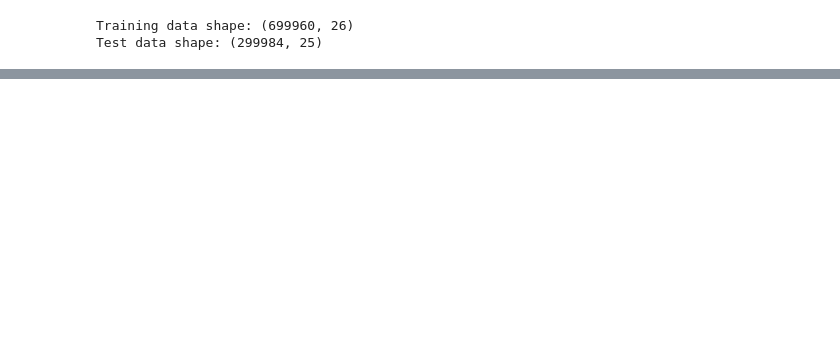
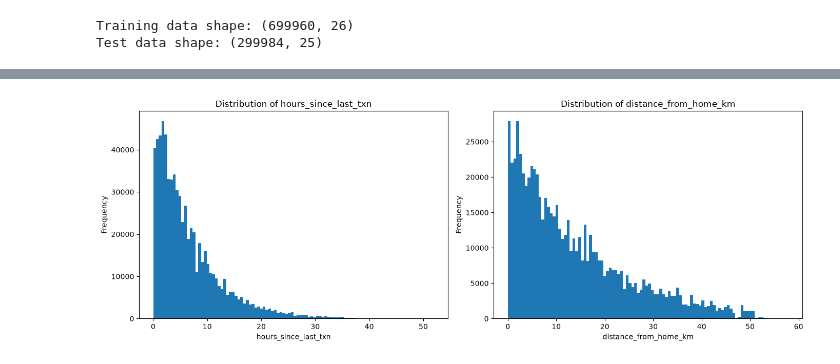
Before and after one commit to PravinMaleya/credit-card-fraud-detection, a Jupyter notebook: notebooks/03_feature_engineering.ipynb, the cells around one changed output, grey strips where cells are left out. Drawn from its saved outputs; the diff is of its cells as text; code cells hidden in the pictures; blank space fills up the shorter version.

```diff
--- a/notebooks/03_feature_engineering.ipynb
+++ b/notebooks/03_feature_engineering.ipynb
@@ -39,0 +645,18 @@ Test data shape: (299984, 25)
+# %%
+fig, axes = plt.subplots(1, 2, figsize=(14, 5))
+
+columns = [
+    "hours_since_last_txn",
+    "distance_from_home_km"
+]
+
+for ax, col in zip(axes, columns):
+    ax.hist(train_fe[col], bins=100)
+    ax.set_title(f"Distribution of {col}")
+    ax.set_xlabel(col)
+    ax.set_ylabel("Frequency")
+
+plt.tight_layout()
+plt.show()
+# %% [output]
+[figure, added]
```
Also changed, not shown: parts of 46 cells of this notebook.
